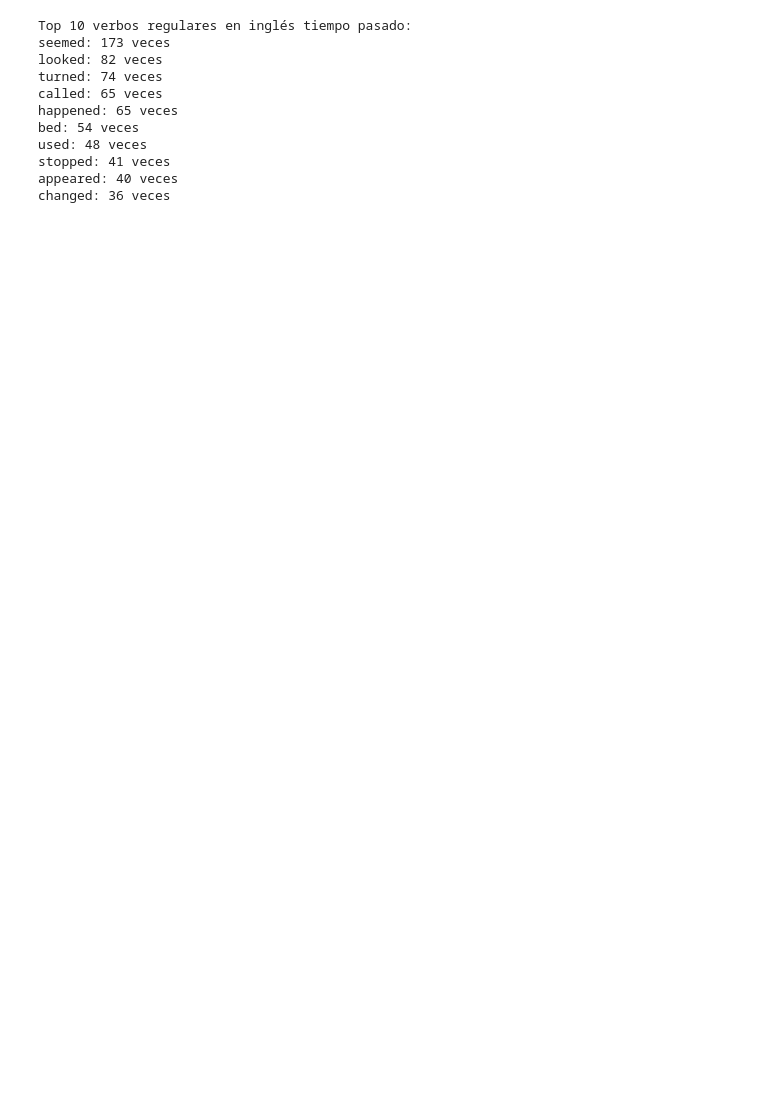
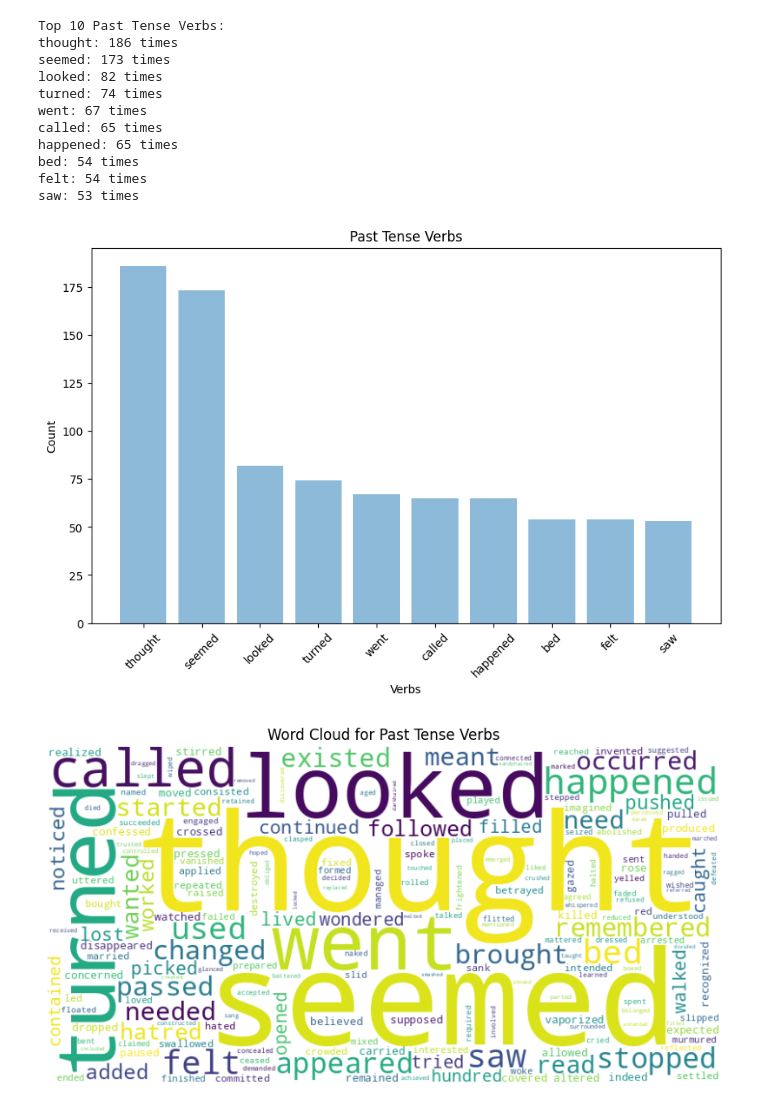
Before and after one commit to Pelka/10-data-science-proyects, a Jupyter notebook: 05 - El Gran Gatsby/words_analisys.ipynb, the cells around one changed output. Drawn from its saved outputs; the diff is of its cells as text; code cells hidden in the pictures; blank space fills up the shorter version.

```diff
--- a/05 - El Gran Gatsby/words_analisys.ipynb
+++ b/05 - El Gran Gatsby/words_analisys.ipynb
@@ -23,15 +11,8 @@ def count_and_display_top_verbs(verbs, n=10):
-# %%
-past_verbs = get_past_tense_verbs(text)
-count_and_display_top_verbs(past_verbs)
-# %% [output]
-Top 10 verbos regulares en inglés tiempo pasado:
-seemed: 173 veces
-looked: 82 veces
-turned: 74 veces
-called: 65 veces
-happened: 65 veces
-bed: 54 veces
-used: 48 veces
-stopped: 41 veces
-appeared: 40 veces
-changed: 36 veces
+# %%
+irregular_verbs_list = [
+    "went", "saw", "thought", "brought", "bought", "caught", "taught", "sent", "bent", "lent",
+    "spent", "burnt", "dealt", "felt", "knelt", "slept", "swept", "wept", "cost", "lost",
+    "meant", "built", "crept", "dug", "dreamt", "fed", "fled", "fought", "froze", "hung",
+    "leapt", "melted", "read", "rose", "sank", "sang", "shook", "slid", "smelt", "spoke",
+    "stuck", "stung", "swam", "swung", "tore", "threw", "understood", "woke", "wore"
+]
@@ -37,0 +34,50 @@ changed: 36 veces
+# %%
+def display_top_verbs(verb_list, title: str):
+    top_10_verbs = verb_list[:10]
+
+    # Print the top verbs
+    print(f"Top 10 {title}:")
+    for verb, count in top_10_verbs:
+        print(f"{verb}: {count} times")
+
+    # Plot the counts
+    plt.figure(figsize=(10, 6))
+    plt.bar(range(10), [count for _, count in top_10_verbs], alpha=0.5, align='center')
+    plt.xticks(range(10), [verb for verb, _ in top_10_verbs], rotation=45)
+    plt.xlabel("Verbs")
+    plt.ylabel("Count")
+    plt.title(title)
+    plt.show()
+
+    # Create a word cloud
+    wordcloud = WordCloud(width=800, height=400, background_color='white').generate_from_frequencies(dict(verb_list))
+    plt.figure(figsize=(10, 6))
+    plt.imshow(wordcloud, interpolation='bilinear')
+    plt.axis('off')
+    plt.title(f"Word Cloud for {title}")
+    plt.show()
+# %%
+regular_verb_counts, irregular_verb_counts = get_count_past_tense_verbs(text)
+
+# Combine the counts for regular and irregular verbs
+all_verb_counts = list(regular_verb_counts.items()) + list(irregular_verb_counts.items())
+
+# Sort the combined list by count in descending order
+all_verb_counts.sort(key=lambda x: x[1], reverse=True)
+
+# Display the top verbs
+display_top_verbs(all_verb_counts, "Past Tense Verbs")
+# %% [output]
+Top 10 Past Tense Verbs:
+thought: 186 times
+seemed: 173 times
+looked: 82 times
+turned: 74 times
+went: 67 times
+called: 65 times
+happened: 65 times
+bed: 54 times
+felt: 54 times
+saw: 53 times
+[figure, added]
+[figure, added]
```
Also changed, not shown: parts of 3 cells of this notebook, 1 other file.
